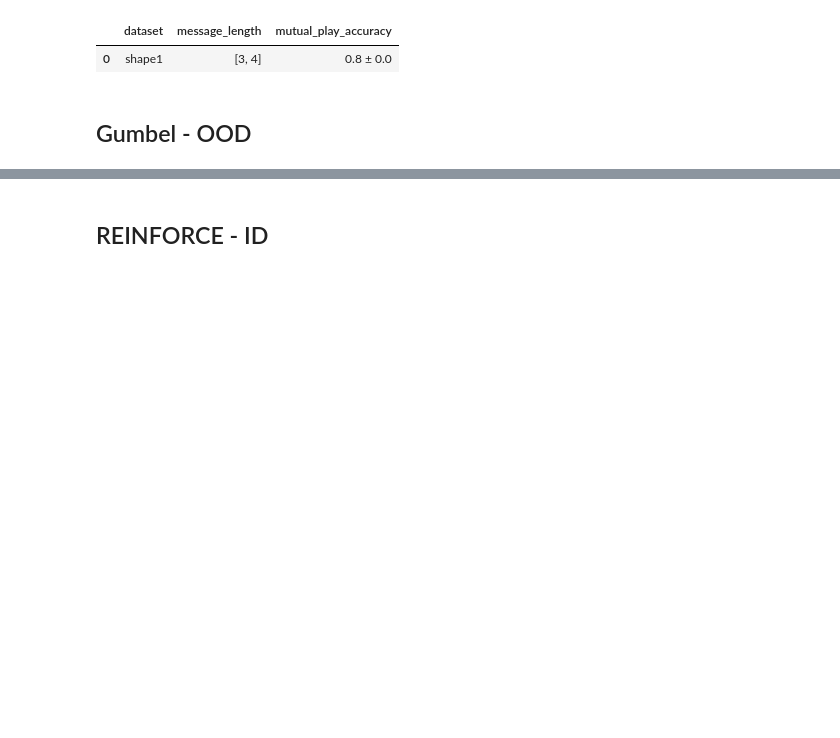
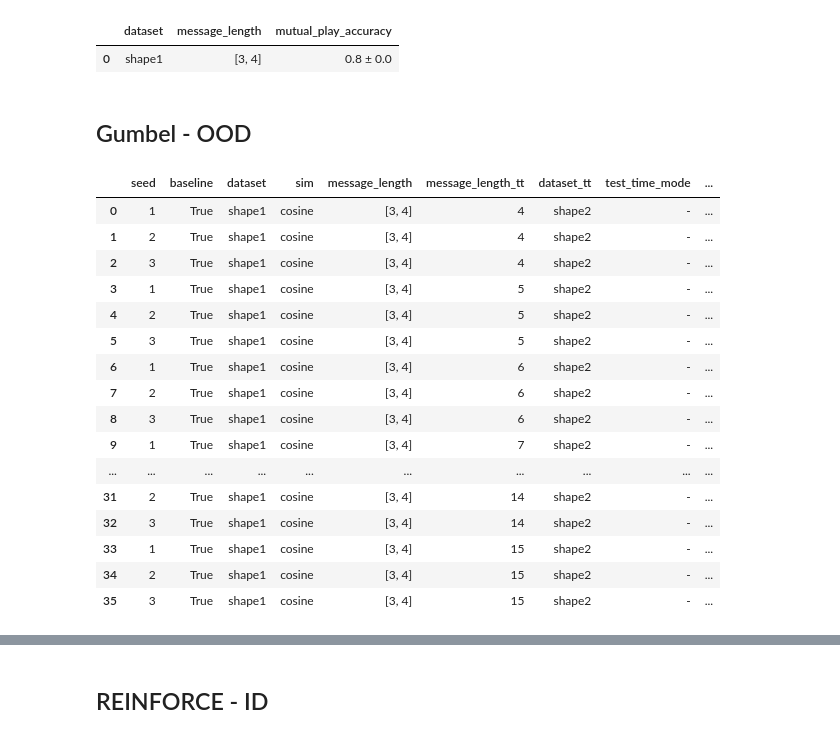
Before and after one commit to MehdiJmlkh/Test-Time-Emergent-Language, a Jupyter notebook: VQTT/results.ipynb, the cells around one changed output, grey strips where cells are left out. Saved outputs shown, nothing was run; the diff lists cells and outputs as text; code cells hidden in the pictures; blank space fills up the shorter version.

Commit message:
Save latest  results

```diff
--- a/VQTT/results.ipynb
+++ b/VQTT/results.ipynb
@@ -34,6 +34,10 @@ for dirpath, dirnames, filenames in os.walk(root):
         records.append(record)
 
 df = pd.DataFrame(records)
+df.to_csv('VQTT_results.csv', index=False)
+df = pd.read_csv('VQTT_results.csv')
+df.to_pickle('VQTT_results.pkl')
+df = pd.read_pickle('VQTT_results.pkl')
 
 df["reset_unfrozen_params"] = df["reset_unfrozen_params"].map({True: "yes", False: "no"})
 df["freeze_codebook"] = df["freeze_codebook"].map({True: "yes", False: "no"})
@@ -542,10 +546,28 @@ mean
 # %%
 res = filter_df({
     "dataset": "shape1",
     "sim": "cosine",
     "dialogued_checkpoint": "!None",
     "baseline": True,
     "gumbel": True,
 }, sort_by=["message_length_tt", "seed"])
-# res[baseline_cols]
+res[baseline_cols + ["unique_messages"]]
+# %% [output]
+|  | seed | baseline | dataset | sim | message_length | message_length_tt | dataset_tt | test_time_mode | ... |
+| 0 | 1 | True | shape1 | cosine | [3, 4] | 4 | shape2 | - | ... |
+| 1 | 2 | True | shape1 | cosine | [3, 4] | 4 | shape2 | - | ... |
+| 2 | 3 | True | shape1 | cosine | [3, 4] | 4 | shape2 | - | ... |
+| 3 | 1 | True | shape1 | cosine | [3, 4] | 5 | shape2 | - | ... |
+| 4 | 2 | True | shape1 | cosine | [3, 4] | 5 | shape2 | - | ... |
+| 5 | 3 | True | shape1 | cosine | [3, 4] | 5 | shape2 | - | ... |
+| 6 | 1 | True | shape1 | cosine | [3, 4] | 6 | shape2 | - | ... |
+| 7 | 2 | True | shape1 | cosine | [3, 4] | 6 | shape2 | - | ... |
+| 8 | 3 | True | shape1 | cosine | [3, 4] | 6 | shape2 | - | ... |
+| 9 | 1 | True | shape1 | cosine | [3, 4] | 7 | shape2 | - | ... |
+| ... | ... | ... | ... | ... | ... | ... | ... | ... | ... |
+| 31 | 2 | True | shape1 | cosine | [3, 4] | 14 | shape2 | - | ... |
+| 32 | 3 | True | shape1 | cosine | [3, 4] | 14 | shape2 | - | ... |
+| 33 | 1 | True | shape1 | cosine | [3, 4] | 15 | shape2 | - | ... |
+| 34 | 2 | True | shape1 | cosine | [3, 4] | 15 | shape2 | - | ... |
+| 35 | 3 | True | shape1 | cosine | [3, 4] | 15 | shape2 | - | ... |
 # %%
```
Also changed, not shown: parts of 4 cells of this notebook, 38 other files.
